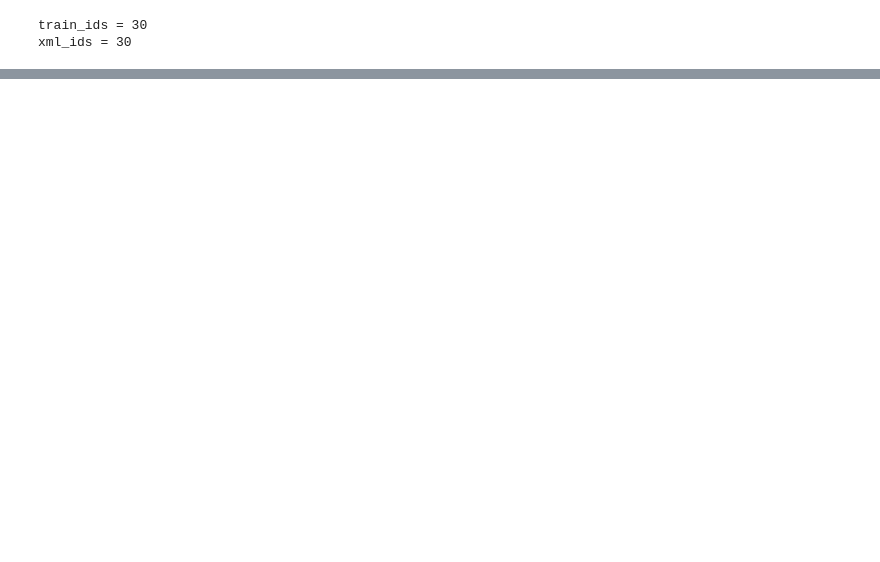
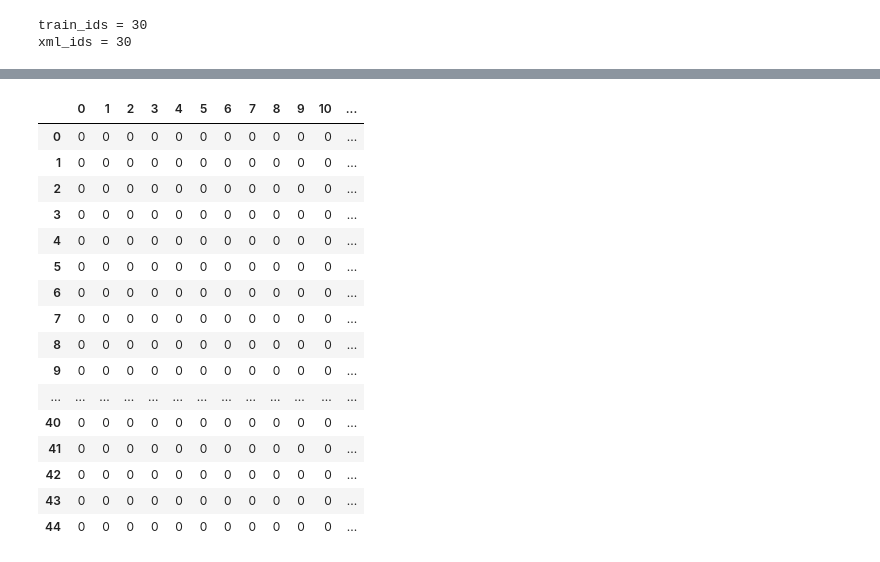
Before and after one commit to AlvinYC/KaggleBowl2018, a Jupyter notebook: external_data/weebly_xml/code/data_xml_to_mask-v2.ipynb, the cells around one changed output, grey strips where cells are left out. Cells and saved outputs as stored; diff of their text form; code cells hidden in the pictures; blank space fills up the shorter version.

```diff
--- a/external_data/weebly_xml/code/data_xml_to_mask-v2.ipynb
+++ b/external_data/weebly_xml/code/data_xml_to_mask-v2.ipynb
@@ -346,0 +319,22 @@ mask_sel[200:210,40:50]
+# %%
+import pandas as pd
+g1 = pd.DataFrame(overlap)
+g1
+# %% [output]
+|  | 0 | 1 | 2 | 3 | 4 | 5 | 6 | 7 | 8 | 9 | 10 | ... |
+| 0 | 0 | 0 | 0 | 0 | 0 | 0 | 0 | 0 | 0 | 0 | 0 | ... |
+| 1 | 0 | 0 | 0 | 0 | 0 | 0 | 0 | 0 | 0 | 0 | 0 | ... |
+| 2 | 0 | 0 | 0 | 0 | 0 | 0 | 0 | 0 | 0 | 0 | 0 | ... |
+| 3 | 0 | 0 | 0 | 0 | 0 | 0 | 0 | 0 | 0 | 0 | 0 | ... |
+| 4 | 0 | 0 | 0 | 0 | 0 | 0 | 0 | 0 | 0 | 0 | 0 | ... |
+| 5 | 0 | 0 | 0 | 0 | 0 | 0 | 0 | 0 | 0 | 0 | 0 | ... |
+| 6 | 0 | 0 | 0 | 0 | 0 | 0 | 0 | 0 | 0 | 0 | 0 | ... |
+| 7 | 0 | 0 | 0 | 0 | 0 | 0 | 0 | 0 | 0 | 0 | 0 | ... |
+| 8 | 0 | 0 | 0 | 0 | 0 | 0 | 0 | 0 | 0 | 0 | 0 | ... |
+| 9 | 0 | 0 | 0 | 0 | 0 | 0 | 0 | 0 | 0 | 0 | 0 | ... |
+| ... | ... | ... | ... | ... | ... | ... | ... | ... | ... | ... | ... | ... |
+| 40 | 0 | 0 | 0 | 0 | 0 | 0 | 0 | 0 | 0 | 0 | 0 | ... |
+| 41 | 0 | 0 | 0 | 0 | 0 | 0 | 0 | 0 | 0 | 0 | 0 | ... |
+| 42 | 0 | 0 | 0 | 0 | 0 | 0 | 0 | 0 | 0 | 0 | 0 | ... |
+| 43 | 0 | 0 | 0 | 0 | 0 | 0 | 0 | 0 | 0 | 0 | 0 | ... |
+| 44 | 0 | 0 | 0 | 0 | 0 | 0 | 0 | 0 | 0 | 0 | 0 | ... |
```
Also changed, not shown: parts of 18 cells of this notebook.
